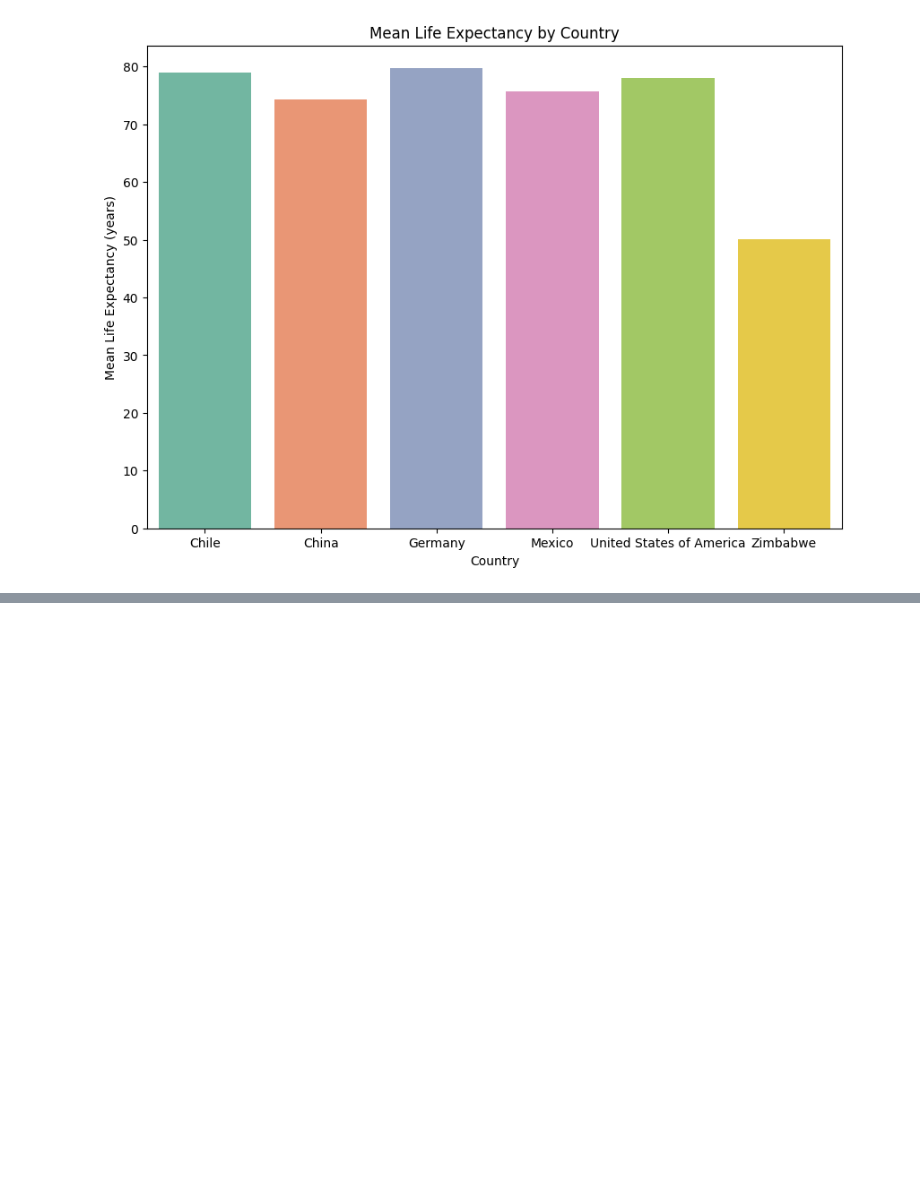
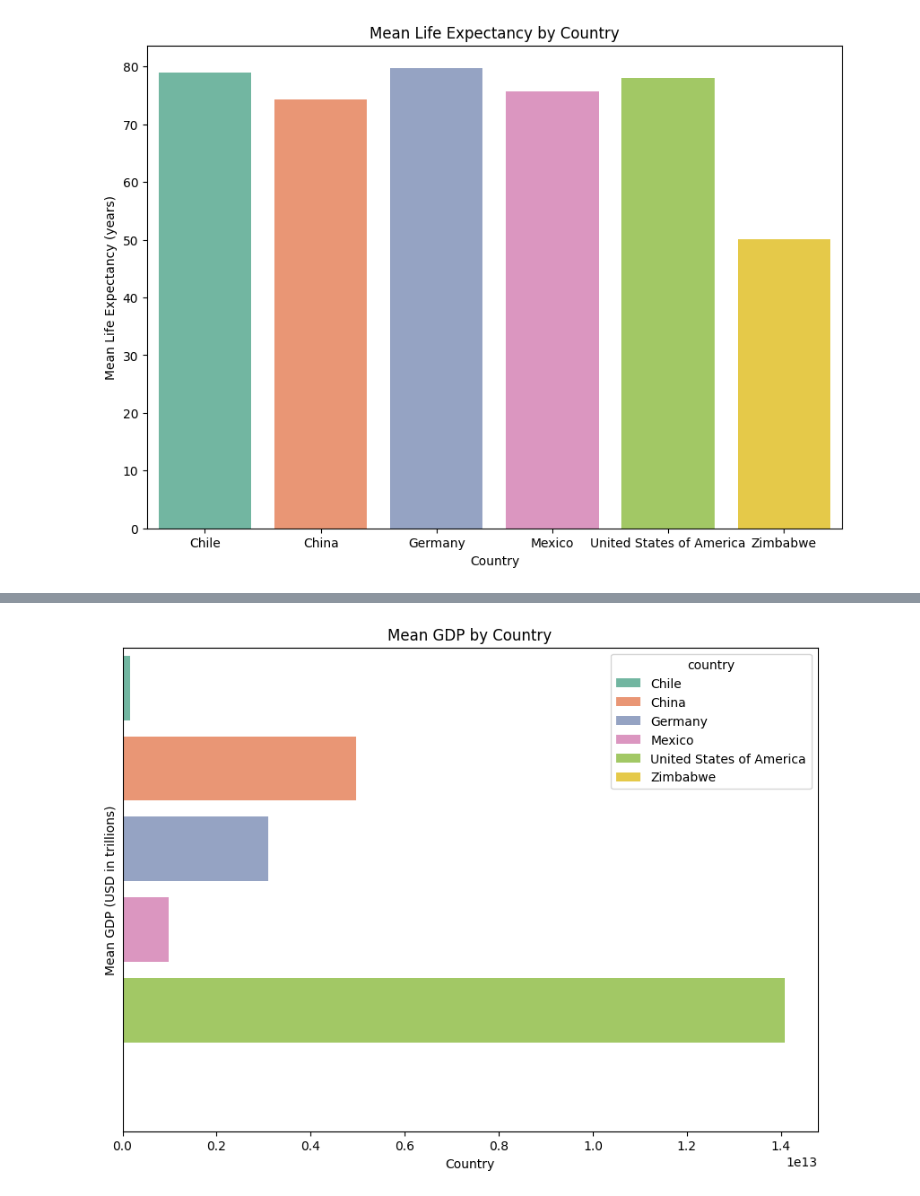
Before and after one commit to 7086600/life_expectancy_gdp_project, a Jupyter notebook: life_expectancy_gdp.ipynb, the cells around one changed output, grey strips where cells are left out. Cells and saved outputs as stored; diff of their text form; code cells hidden in the pictures; blank space fills up the shorter version.

```diff
--- a/life_expectancy_gdp.ipynb
+++ b/life_expectancy_gdp.ipynb
@@ -205,0 +238,11 @@ Zimbabwe
+# %%
+plt.figure(figsize=(10, 7), frameon=True)
+sns.barplot(data=df, x='gdp', y='country', hue='country', palette='Set2', errorbar=None, legend=True)
+plt.title('Mean GDP by Country')
+plt.xlabel('Country')
+plt.ylabel('Mean GDP (USD in trillions)')
+# removing y-ticks for better readability
+plt.yticks([])
+plt.show()
+# %% [output]
+[figure, added]
```
Also changed, not shown: parts of 22 cells of this notebook.
